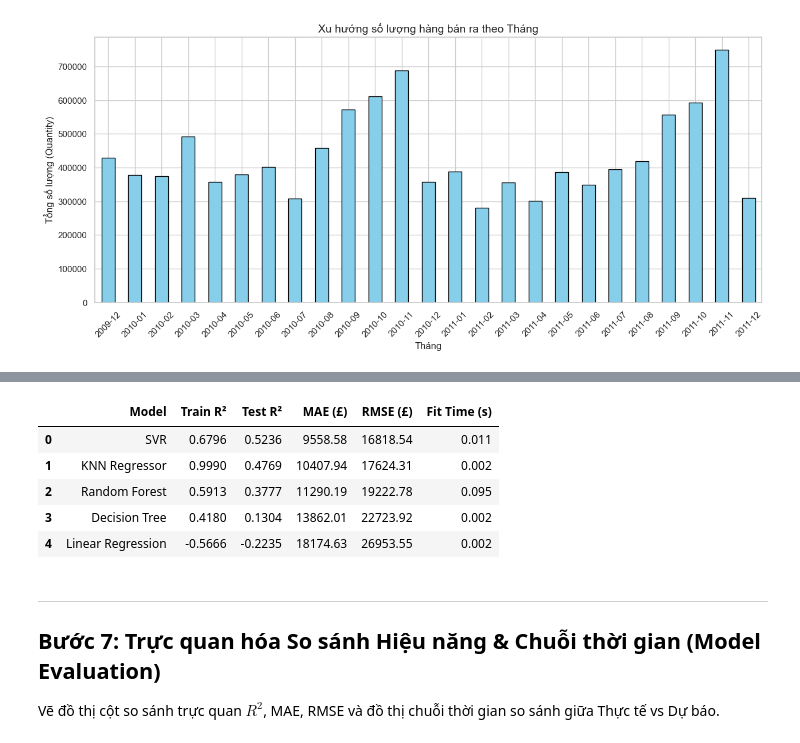
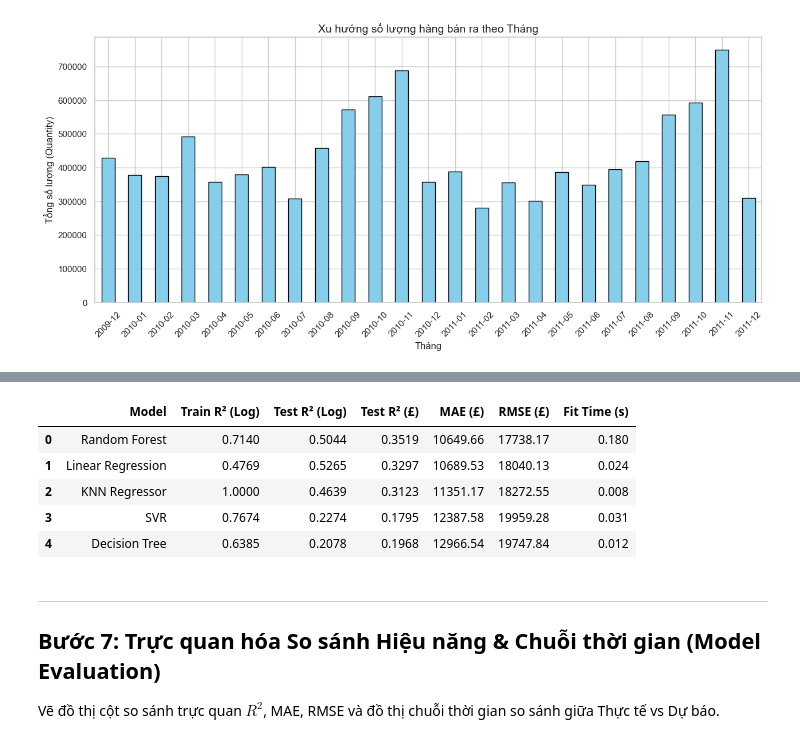
Before and after one commit to V-duc/DS66B_group_10, a Jupyter notebook: test1.ipynb, the cells around one changed output, grey strips where cells are left out. Saved outputs shown, nothing was run; the diff lists cells and outputs as text; code cells hidden in the pictures.

```diff
--- a/test1.ipynb
+++ b/test1.ipynb
@@ -318,11 +331,11 @@ Huấn luyện 5 mô hình theo đúng khung sườn giáo trình:
 # %%
 # Định nghĩa 5 mô hình (Linear Regression làm baseline, Tree/Forest làm chủ lực, KNN & SVR đối sánh)
 models_config = {
-  'Linear Regression': (LinearRegression(), True),
-  'KNN Regressor': (KNeighborsRegressor(n_neighbors=5, weights='distance'), True),
-  'Decision Tree': (DecisionTreeRegressor(max_depth=5, min_samples_split=5, random_state=42), False),
-  'Random Forest': (RandomForestRegressor(n_estimators=100, max_depth=6, min_samples_split=5, random_state=42, n_jobs=-1), False),
-  'SVR': (SVR(kernel='rbf', C=10.0, epsilon=0.1), True)
+    'Linear Regression': (LinearRegression(), True),
+    'KNN Regressor': (KNeighborsRegressor(n_neighbors=5, weights='distance'), True),
+    'Decision Tree': (DecisionTreeRegressor(max_depth=5, min_samples_split=5, random_state=42), False),
+    'Random Forest': (RandomForestRegressor(n_estimators=100, max_depth=6, min_samples_split=5, random_state=42, n_jobs=-1), False),
+    'SVR': (SVR(kernel='rbf', C=10.0, epsilon=0.1), True)
 }
 
 results = []
@@ -334,40 +347,46 @@ y_train_actual = np.expm1(y_train)
 y_test_actual = np.expm1(y_test)
 
 for name, (model, use_scaled) in models_config.items():
-  t0 = time.time()
-  xtr = X_train_scaled if use_scaled else X_train
-  xte = X_test_scaled if use_scaled else X_test
+    t0 = time.time()
+    xtr = X_train_scaled if use_scaled else X_train
+    xte = X_test_scaled if use_scaled else X_test
 
- # Huấn luyện mô hình
-  model.fit(xtr, y_train)
-  fit_time = time.time() - t0
-  trained_models[name] = model
+    # Huấn luyện mô hình
+    model.fit(xtr, y_train)
+    fit_time = time.time() - t0
+    trained_models[name] = model
 
- # Dự đoán trên tập Train và tập Test (thang log)
-  y_pred_tr_log = model.predict(xtr)
-  y_pred_te_log = model.predict(xte)
+    # Dự đoán trên tập Train và tập Test (thang log)
+    y_pred_tr_log = model.predict(xtr)
+    y_pred_te_log = model.predict(xte)
 
- # Khôi phục về thang tiền Bảng Anh (£) thực tế
-  y_pred_tr_actual = np.expm1(y_pred_tr_log)
-  y_pred_te_actual = np.expm1(y_pred_te_log)
-  predictions_dict[name] = y_pred_te_actual
+    # Khôi phục về thang tiền Bảng Anh (£) thực tế
+    y_pred_tr_actual = np.expm1(y_pred_tr_log)
+    y_pred_te_actual = np.expm1(y_pred_te_log)
+    predictions_dict[name] = y_pred_te_actual
 
- # Tính toán các chỉ số đánh giá theo đề cương
-  train_r2 = r2_score(y_train_actual, y_pred_tr_actual)
-  test_r2 = r2_score(y_test_actual, y_pred_te_actual)
-  mae = mean_absolute_error(y_test_actual, y_pred_te_actual)
-  rmse = np.sqrt(mean_squared_error(y_test_actual, y_pred_te_actual))
+    # 1. R² trên thang Log (Đánh giá thuật toán học quy luật)
+    train_r2_log = r2_score(y_train, y_pred_tr_log)
+    test_r2_log = r2_score(y_test, y_pred_te_log)
 
-  results.append({
-    'Model': name,
-    'Train R²': round(train_r2, 4),
-    'Test R²': round(test_r2, 4),
-    'MAE (£)': round(mae, 2),
-    'RMSE (£)': round(rmse, 2),
-    'Fit Time (s)': round(fit_time, 3)
-  })
+    # 2. R² trên thang tiền thật (£)
+    test_r2_actual = r2_score(y_test_actual, y_pred_te_actual)
+
+    # 3. MAE và RMSE trên thang tiền thật (£)
+    mae = mean_absolute_error(y_test_actual, y_pred_te_actual)
+    rmse = np.sqrt(mean_squared_error(y_test_actual, y_pred_te_actual))
+
+    results.append({
+        'Model': name,
+        'Train R² (Log)': round(train_r2_log, 4),
+        'Test R² (Log)': round(test_r2_log, 4),
+        'Test R² (£)': round(test_r2_actual, 4),
+        'MAE (£)': round(mae, 2),
+        'RMSE (£)': round(rmse, 2),
+        'Fit Time (s)': round(fit_time, 3)
+    })
 
 df_results = pd.DataFrame(results).sort_values(by='MAE (£)').reset_index(drop=True)
-print(" BẢNG TỔNG HỢP HIỆU NĂNG 5 MÔ HÌNH HỒI QUY (XẾP THEO MAE THẤP NHẤT)")
+print("📊 BẢNG TỔNG HỢP HIỆU NĂNG 5 MÔ HÌNH HỒI QUY (XẾP THEO MAE THẤP NHẤT)")
 display(df_results)
 # %% [output]
@@ -377,9 +394,9 @@ display(df_results)
-|  | Model | Train R² | Test R² | MAE (£) | RMSE (£) | Fit Time (s) |
-| 0 | SVR | 0.6796 | 0.5236 | 9558.58 | 16818.54 | 0.011 |
-| 1 | KNN Regressor | 0.9990 | 0.4769 | 10407.94 | 17624.31 | 0.002 |
-| 2 | Random Forest | 0.5913 | 0.3777 | 11290.19 | 19222.78 | 0.095 |
-| 3 | Decision Tree | 0.4180 | 0.1304 | 13862.01 | 22723.92 | 0.002 |
-| 4 | Linear Regression | -0.5666 | -0.2235 | 18174.63 | 26953.55 | 0.002 |
+|  | Model | Train R² (Log) | Test R² (Log) | Test R² (£) | MAE (£) | RMSE (£) | Fit Time (s) |
+| 0 | Random Forest | 0.7140 | 0.5044 | 0.3519 | 10649.66 | 17738.17 | 0.180 |
+| 1 | Linear Regression | 0.4769 | 0.5265 | 0.3297 | 10689.53 | 18040.13 | 0.024 |
+| 2 | KNN Regressor | 1.0000 | 0.4639 | 0.3123 | 11351.17 | 18272.55 | 0.008 |
+| 3 | SVR | 0.7674 | 0.2274 | 0.1795 | 12387.58 | 19959.28 | 0.031 |
+| 4 | Decision Tree | 0.6385 | 0.2078 | 0.1968 | 12966.54 | 19747.84 | 0.012 |
 # %% [markdown]
 ---
 ## Bước 7: Trực quan hóa So sánh Hiệu năng & Chuỗi thời gian (Model Evaluation)
```
Also changed, not shown: parts of 9 cells of this notebook.
